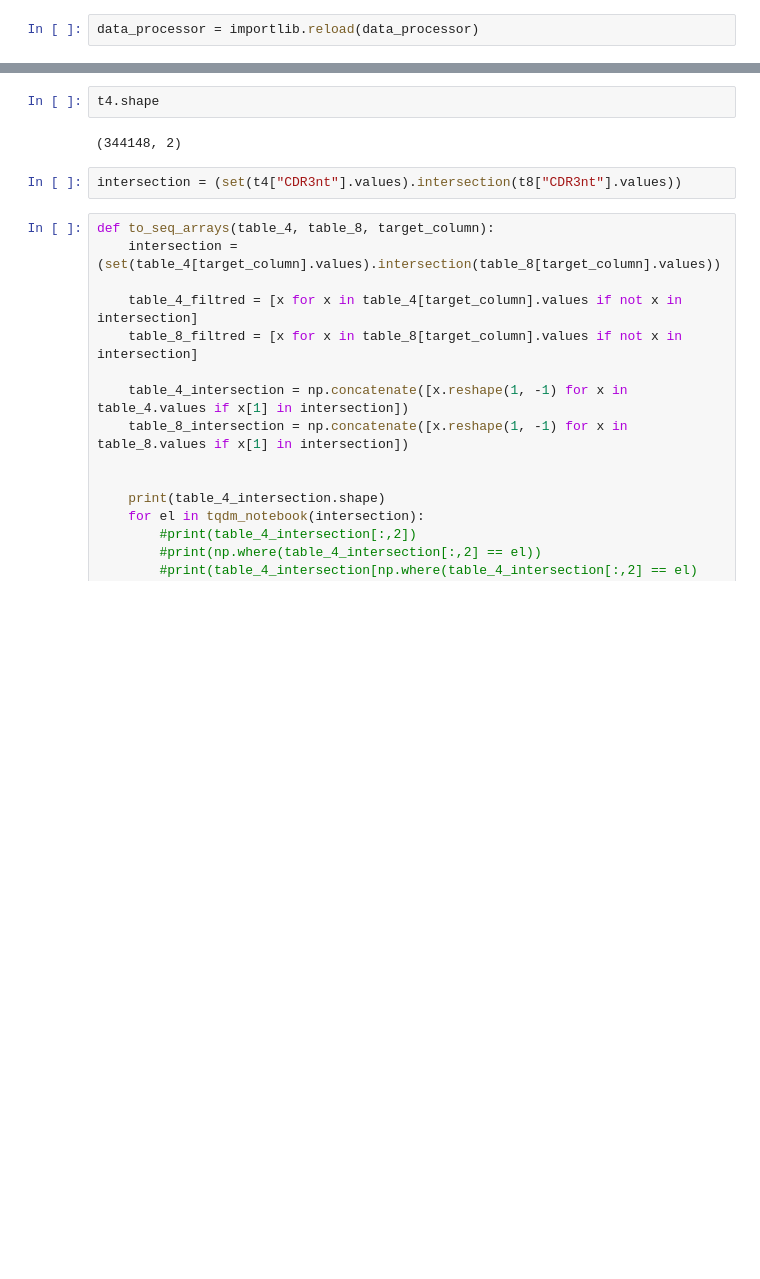
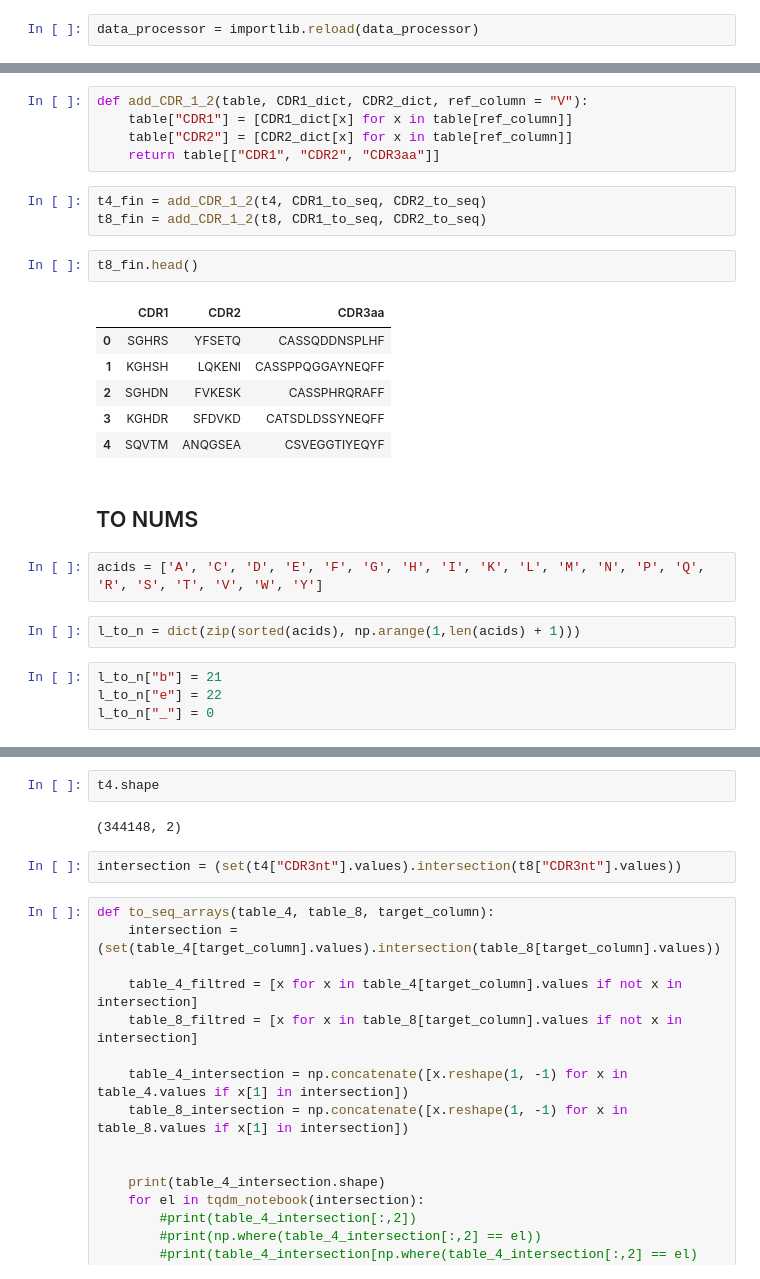
Before and after one commit to rykachevskiy/t-killer-or-t-helper, a Jupyter notebook: Investigator.ipynb, the cells around one changed output, grey strips where cells are left out. Saved outputs shown, nothing was run; the diff lists cells and outputs as text; blank space fills up the shorter version.

```diff
--- a/Investigator.ipynb
+++ b/Investigator.ipynb
@@ -15,0 +57,27 @@ t8 = pd.read_table("../data_all_CDR/Kal/Kal_PB_8.txt", usecols=["count", "CDR3nt
+# %%
+def add_CDR_1_2(table, CDR1_dict, CDR2_dict, ref_column = "V"):
+    table["CDR1"] = [CDR1_dict[x] for x in table[ref_column]]
+    table["CDR2"] = [CDR2_dict[x] for x in table[ref_column]]
+    return table[["CDR1", "CDR2", "CDR3aa"]]
+# %%
+t4_fin = add_CDR_1_2(t4, CDR1_to_seq, CDR2_to_seq)
+t8_fin = add_CDR_1_2(t8, CDR1_to_seq, CDR2_to_seq)
+# %%
+t8_fin.head()
+# %% [output]
+|  | CDR1 | CDR2 | CDR3aa |
+| 0 | SGHRS | YFSETQ | CASSQDDNSPLHF |
+| 1 | KGHSH | LQKENI | CASSPPQGGAYNEQFF |
+| 2 | SGHDN | FVKESK | CASSPHRQRAFF |
+| 3 | KGHDR | SFDVKD | CATSDLDSSYNEQFF |
+| 4 | SQVTM | ANQGSEA | CSVEGGTIYEQYF |
+# %% [markdown]
+## TO NUMS
+# %%
+acids = ['A', 'C', 'D', 'E', 'F', 'G', 'H', 'I', 'K', 'L', 'M', 'N', 'P', 'Q', 'R', 'S', 'T', 'V', 'W', 'Y']
+# %%
+l_to_n = dict(zip(sorted(acids), np.arange(1,len(acids) + 1)))
+# %%
+l_to_n["b"] = 21
+l_to_n["e"] = 22
+l_to_n["_"] = 0
```
Also changed, not shown: parts of 56 cells of this notebook, 2 other files.
